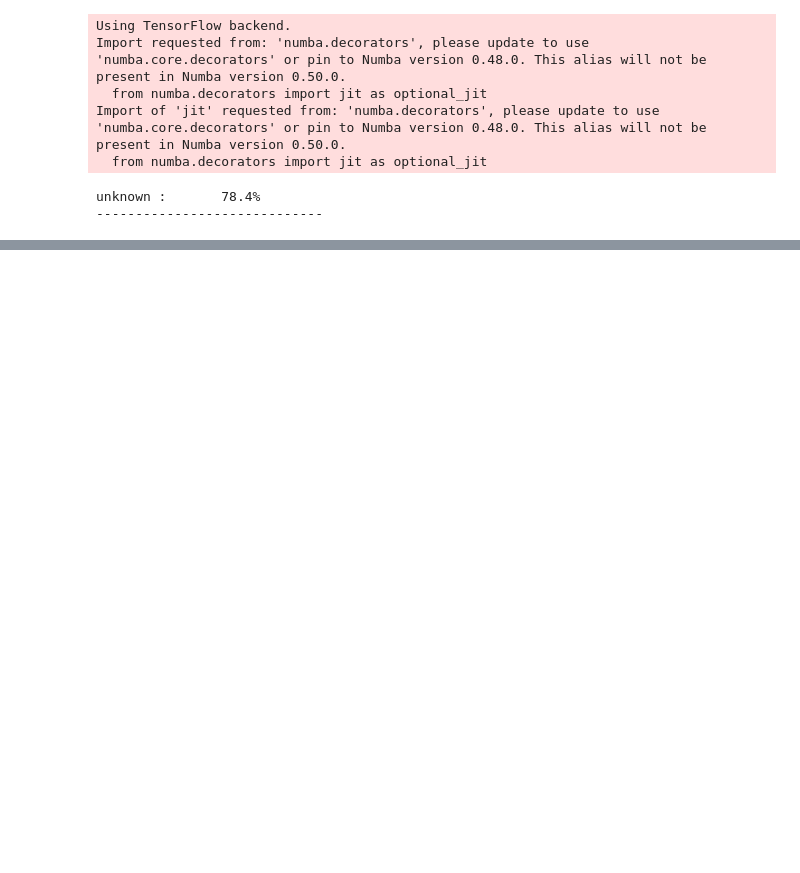
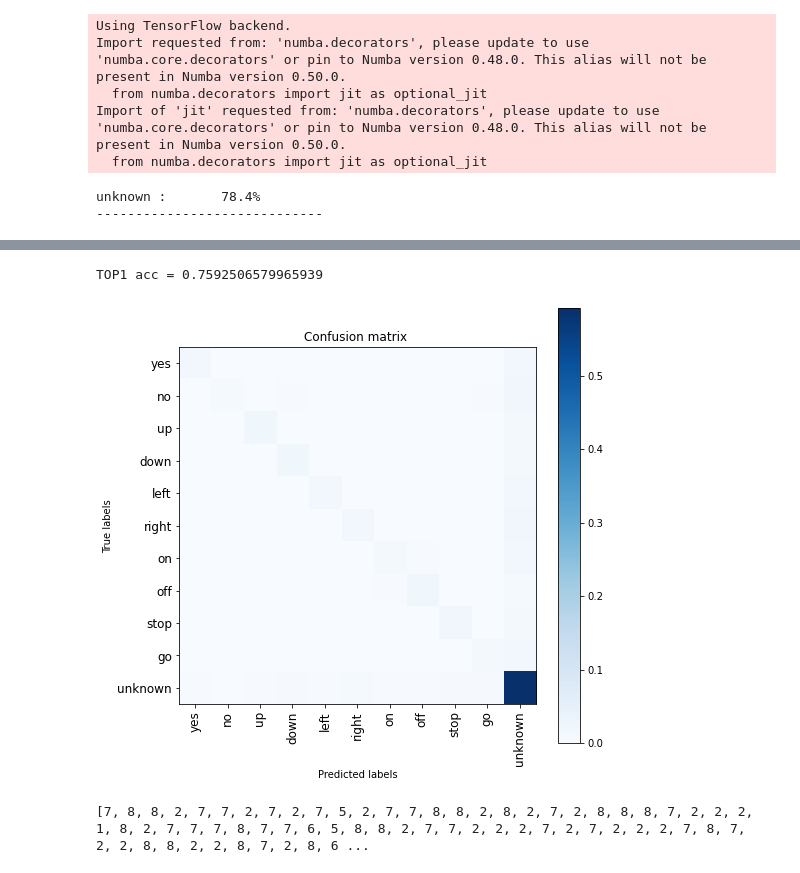
Before and after one commit to wozna/szum, a Jupyter notebook: NextModel/Playground.ipynb, the cells around one changed output, grey strips where cells are left out. Saved outputs shown, nothing was run; the diff lists cells and outputs as text; code cells hidden in the pictures; blank space fills up the shorter version.

Commit message:
Change spectro model

```diff
--- a/NextModel/Playground.ipynb
+++ b/NextModel/Playground.ipynb
@@ -128,0 +235,45 @@ unknown :       78.4%
+# %%
+correct = 0
+predicted = []
+
+for id, rec in enumerate(test):
+    recorded_feature = get_specgram(rec)
+
+    recorded_feature = np.expand_dims(recorded_feature, 0)  # add "fake" batch dimension 1
+    prediction = model.predict(recorded_feature).reshape((11,))
+
+    # normalize prediction output to get "probabilities"
+    prediction /= prediction.sum()
+    max_class_id = prediction.argmax()
+    # print the 3 candidates with highest probability
+    predicted.append(max_class_id)
+    #print("candidates:\n------------  " + index2word[classes[id]])
+    #print("SNR = " + str(snr[id])))
+    if index2word[max_class_id] == index2word[classes[id]]:
+        correct += 1
+
+    #print("-----------------------------")
+
+acc = correct / len(samples)
+print("TOP1 acc = " + str(acc))
+cm = confusion_matrix(classes, predicted, normalize="all")
+%matplotlib inline
+plt.close()
+plt.figure(figsize = (8,8))
+plt.imshow(cm, cmap=plt.cm.Blues)
+plt.xlabel("Predicted labels")
+plt.ylabel("True labels")
+plt.xticks(np.arange(0, 11, 1), index2word, rotation=90)
+plt.yticks(np.arange(0, 11, 1), index2word)
+plt.tick_params(labelsize=12)
+plt.title('Confusion matrix ')
+plt.colorbar()
+plt.savefig('origin_dataset.png')
+plt.show()
+# %% [output]
+TOP1 acc = 0.7592506579965939
+[figure, added]
+# %%
+print(predicted)
+# %% [output]
+[7, 8, 8, 2, 7, 7, 2, 7, 2, 7, 5, 2, 7, 7, 8, 8, 2, 8, 2, 7, 2, 8, 8, 8, 7, 2, 2, 2, 1, 8, 2, 7, 7, 7, 8, 7, 7, 6, 5, 8, 8, 2, 7, 7, 2, 2, 2, 7, 2, 7, 2, 2, 2, 7, 8, 7, 2, 2, 8, 8, 2, 2, 8, 7, 2, 8, 6 ...
```
Also changed, not shown: parts of 2 cells of this notebook, 4 other files.
